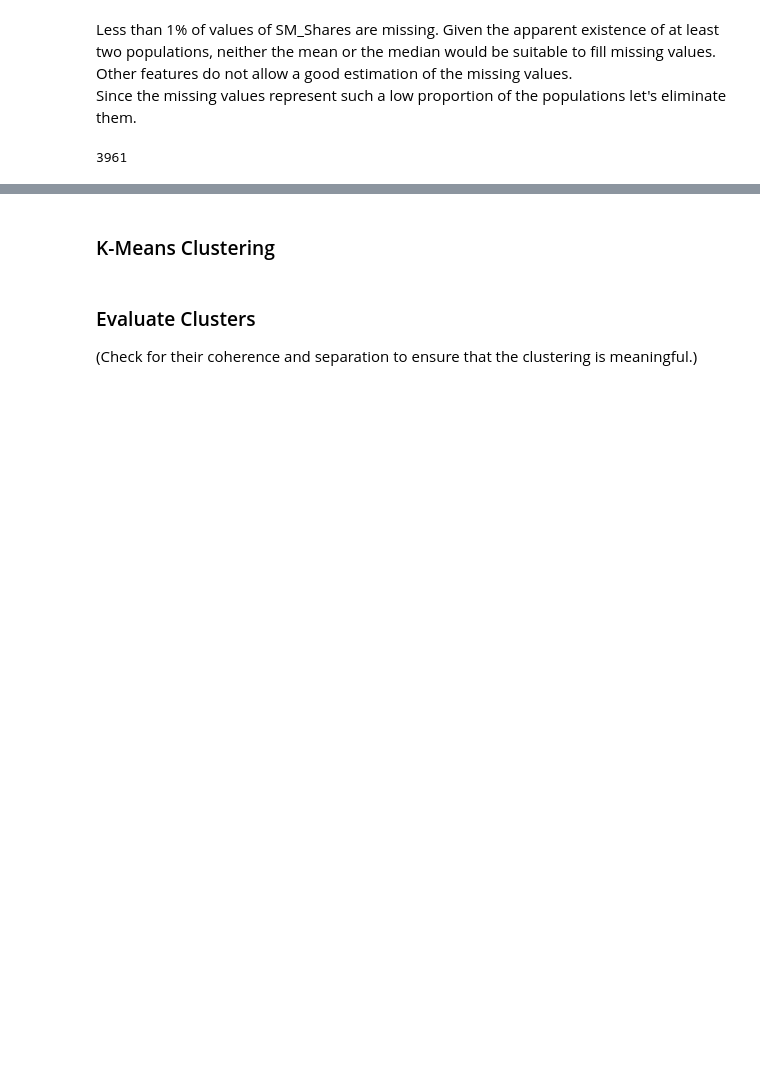
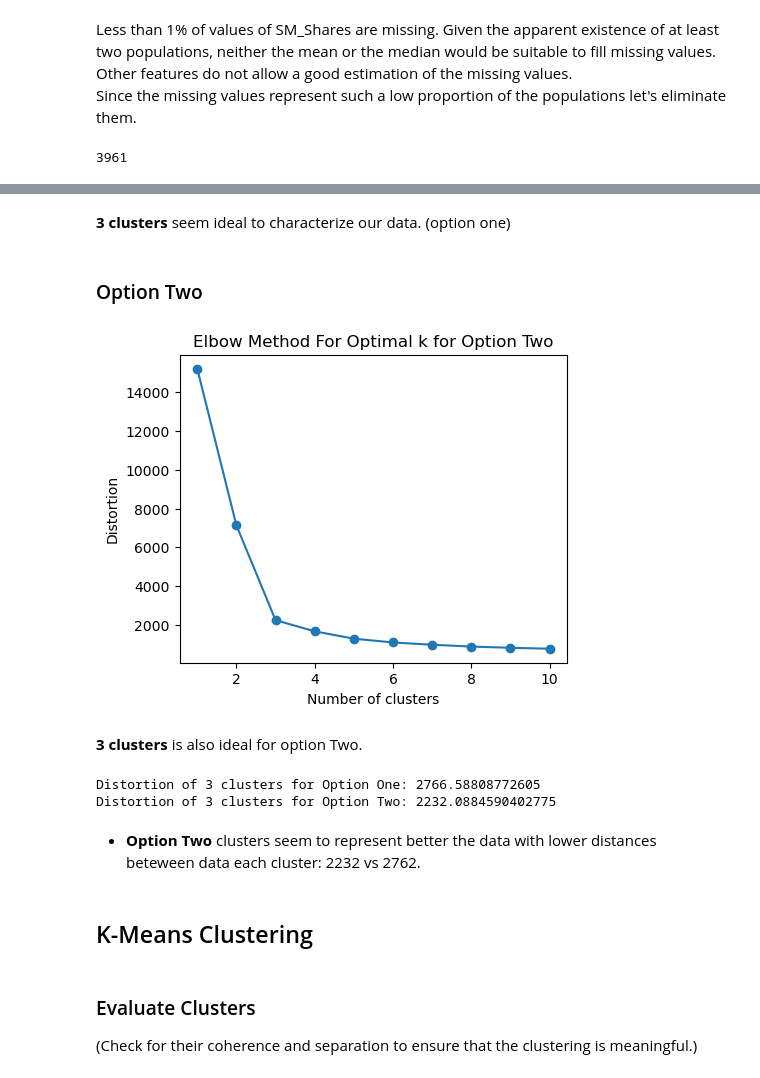
Before and after one commit to NunoMac/PostGrad_ProjectML_Group1_SportifyClientSegmentation, a Jupyter notebook: Sportify_customer_segmentation.ipynb, the cells around one changed output, grey strips where cells are left out. Drawn from its saved outputs; the diff is of its cells as text; code cells hidden in the pictures; blank space fills up the shorter version.

```diff
--- a/Sportify_customer_segmentation.ipynb
+++ b/Sportify_customer_segmentation.ipynb
@@ -137,0 +175,5 @@ one or two SM features?
+# %%
+#scale features
+scaler_two = StandardScaler()
+df_dig_two_scaled = pd.DataFrame(scaler_two.fit_transform(df_dig_two), columns = df_dig_two.columns) #applied to all columns because all are numeric
+df_dig_two_scaled.head()
@@ -137,0 +187,4 @@ one or two SM features?
+# %%
+#pull Shares, Likes, and Comments into Interactions
+df_dig_two_scaled['SM_interactions'] = df_dig_two_scaled[['SM_Comments', 'SM_Likes', 'SM_Shares']].mean(axis=1)
+df_dig_two_scaled.head()
@@ -137,0 +198,3 @@ one or two SM features?
+# %%
+df_dig_two_scaled.drop(['SM_Comments', 'SM_Likes', 'SM_Shares'], axis=1, inplace=True)
+df_dig_two_scaled.head()
@@ -141,2 +231,34 @@ Elbow Method, Silhouette Score, or the Gap Statistic
+# %% [markdown]
+**3 clusters** seem ideal to characterize our data. (option one)
+# %% [markdown]
+### Option Two
+# %%
+# Calculate distortion for a range of number of cluster
+distortions_two = []
+for i in range(1, 11):
+    km_two = KMeans(n_clusters=i, init='k-means++', n_init=10, max_iter=300, random_state=42) #kmean++ to get a better spreading of the initial centroids
+    km_two.fit(df_dig_two_scaled)
+    distortions_two.append(km_two.inertia_)
+
+# Plot the elbow graph
+plt.figure(figsize=(5, 4))
+plt.plot(range(1, 11), distortions_two, marker='o')
+plt.title('Elbow Method For Optimal k for Option Two')
+plt.xlabel('Number of clusters')
+plt.ylabel('Distortion')
+plt.show()
+# %% [output]
+[figure, added]
+# %% [markdown]
+**3 clusters** is also ideal for option Two.
+# %%
+#compare both approaches
+print(f'Distortion of 3 clusters for Option One: {distortions_one[2]}')
+print(f'Distortion of 3 clusters for Option Two: {distortions_two[2]}')
+# %% [output]
+Distortion of 3 clusters for Option One: 2766.58808772605
+Distortion of 3 clusters for Option Two: 2232.0884590402775
+# %% [markdown]
+- **Option Two** clusters seem to represent better the data with lower distances beteween data each cluster: 2232 vs 2762.
 # %% [markdown]
-### K-Means Clustering
+## K-Means Clustering
```
Also changed, not shown: parts of 18 cells of this notebook.
